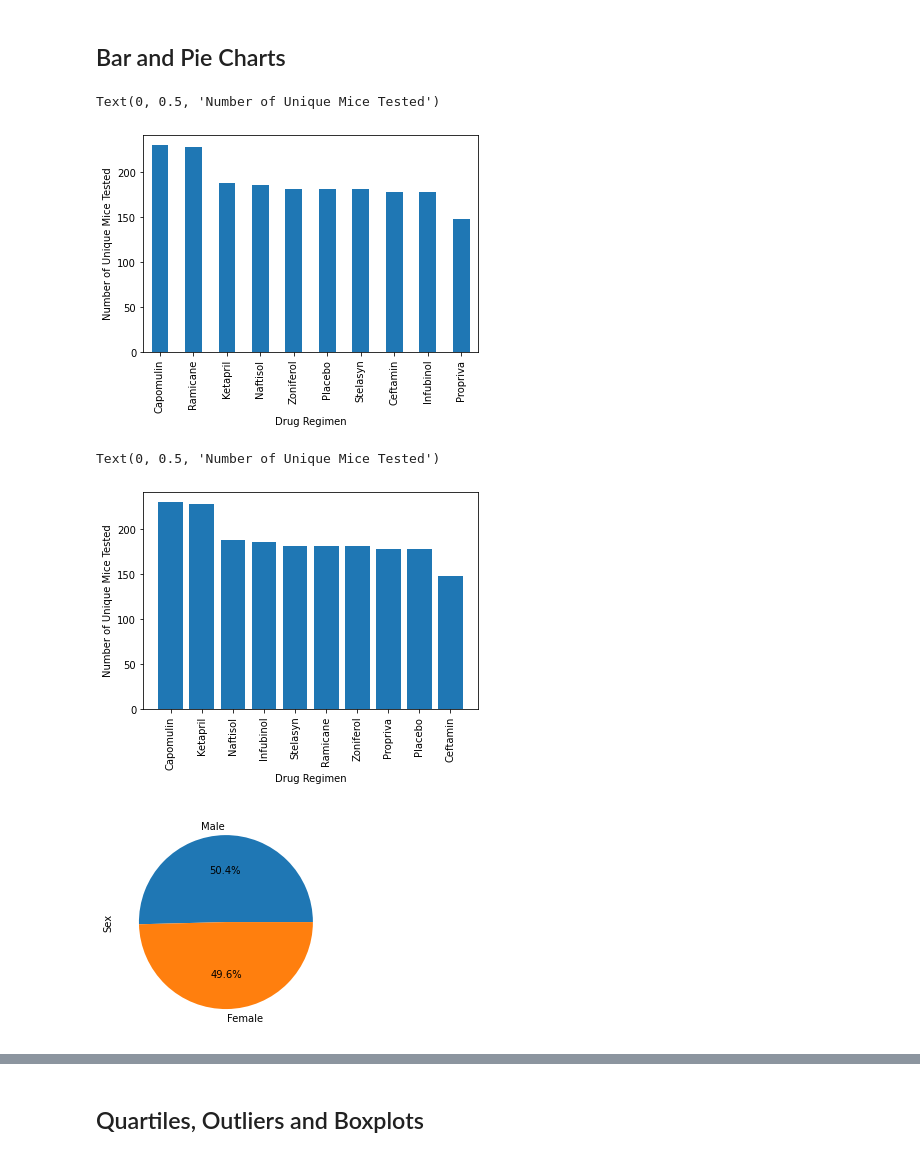
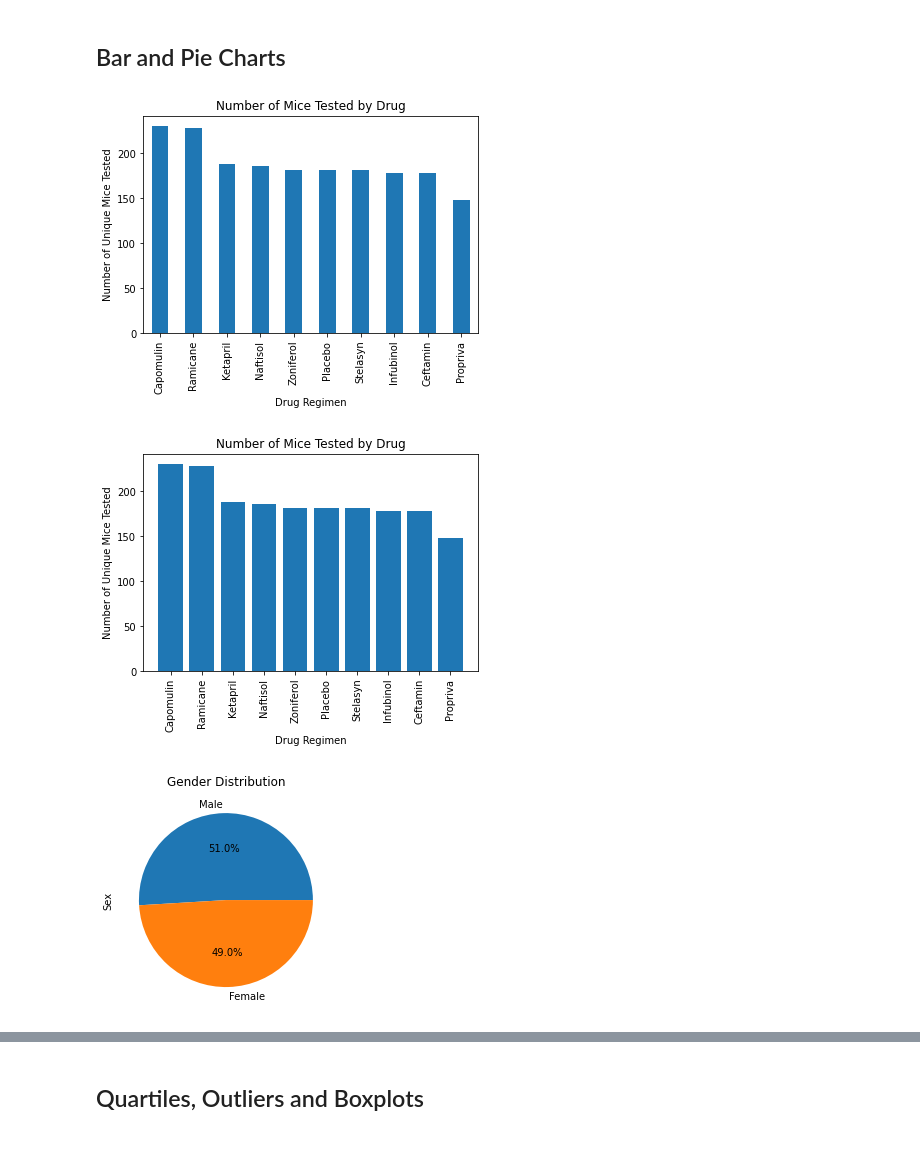
Before and after one commit to leonardz17/Matplotlib_Challenge, a Jupyter notebook: pymaceuticals_final.ipynb, the cells around one changed output, grey strips where cells are left out. Saved outputs shown, nothing was run; the diff lists cells and outputs as text; code cells hidden in the pictures.

```diff
--- a/pymaceuticals_final.ipynb
+++ b/pymaceuticals_final.ipynb
@@ -44,8 +43,8 @@ number_mice
 249
 # %%
 # Getting the duplicate mice by ID number that shows up for Mouse ID and Timepoint.
-duplicated_data = mouse_data.loc[mouse_data.duplicated(["Mouse ID","Timepoint"]),"Mouse ID"].unique()
-duplicated_data
+duplicated_ids = mouse_data.loc[mouse_data.duplicated(["Mouse ID","Timepoint"]),"Mouse ID"].unique()
+duplicated_ids
 # %% [output]
 array(['g989'], dtype=object)
 # %%
@@ -72,7 +71,7 @@ g989
 | 1592 | g989 | 35 | 62.570880 | 2 | Propriva | Female | 21 | ... |
 # %%
 # Create a clean DataFrame by dropping the duplicate mouse by its ID.
-cleaned_mousedata = mouse_data.drop(mouse_data[mouse_data["Mouse ID"] == duplicated_data[0]].index,inplace = False)
+cleaned_mousedata = mouse_data.drop(mouse_data[mouse_data["Mouse ID"] == duplicated_ids[0]].index,inplace = False)
 cleaned_mousedata
 # %% [output]
 |  | Mouse ID | Timepoint | Tumor Volume (mm3) | Metastatic Sites | Drug Regimen | Sex | Age_months | ... |
@@ -155,37 +154,39 @@ drug_regimen.aggregate(['mean','median','var','std','sem'])
 # %%
 # Generate a bar plot showing the total number of unique mice tested on each drug regimen using pandas.
 #Get count by Drug Regimen
 count_regimen = cleaned_mousedata["Drug Regimen"].value_counts()
 regimen_chart = count_regimen.plot(kind='bar')
 regimen_chart.set_xlabel("Drug Regimen")
 regimen_chart.set_ylabel("Number of Unique Mice Tested")
+regimen_chart.set_title("Number of Mice Tested by Drug")
+plt.show()
 # %% [output]
-Text(0, 0.5, 'Number of Unique Mice Tested')
-[figure, old version]
+[figure, new version]
 # %%
 # Generate a bar plot showing the total number of unqiue mice tested on each drug regimen using using pyplot.
 #Set x and y axis
-x_axis = cleaned_mousedata["Drug Regimen"].unique()
-y_axis = cleaned_mousedata["Drug Regimen"].value_counts()
 
+x_axis = count_regimen.index
+# y_axis = cleaned_mousedata["Drug Regimen"].value_counts()
+y_axis = count_regimen
 #Plot bar chart
 plt.bar(x_axis,y_axis,align="center")
 plt.xticks(rotation="vertical")
 plt.xlabel("Drug Regimen")
 plt.ylabel("Number of Unique Mice Tested")
+plt.title("Number of Mice Tested by Drug")
+plt.show()
 # %% [output]
-Text(0, 0.5, 'Number of Unique Mice Tested')
-[figure, old version]
+[figure, new version]
 # %%
 # Generate a pie plot showing the distribution of female versus male mice using pandas
 
 gender_count = cleaned_mousedata[["Mouse ID","Sex"]]
-unique_count = gender_count.drop_duplicates(subset = "Mouse ID",keep = "first")
-unique_gendercount = unique_count["Sex"].value_counts()
+unique_gendercount = gender_count["Sex"].value_counts()
 
-gender_chart = unique_gendercount.plot(kind="pie",y=[1],autopct="%1.1f%%")
+gender_chart = unique_gendercount.plot(kind="pie",y=[1],autopct="%1.1f%%",title="Gender Distribution")
 # %% [output]
-[figure, old version]
+[figure, new version]
 # %%
 # Generate a pie plot showing the distribution of female versus male mice using pyplot
 gender = unique_gendercount.index
```
Also changed, not shown: parts of 5 cells of this notebook.
